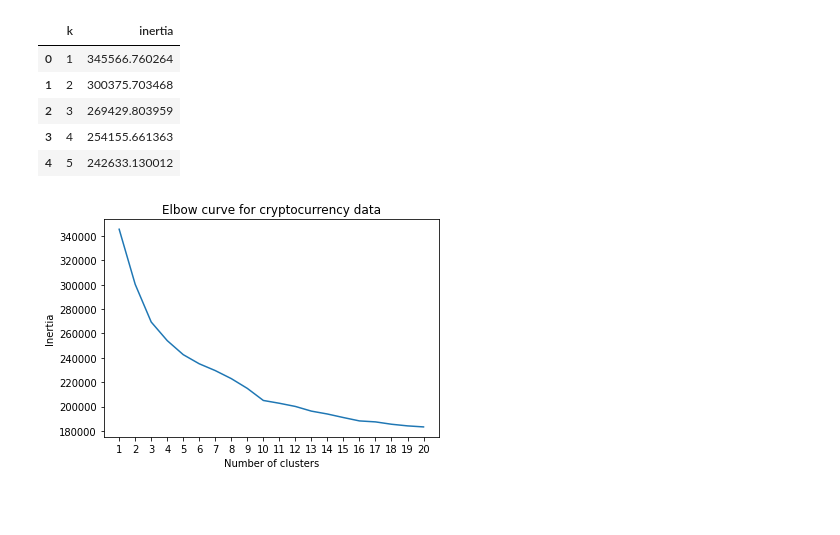
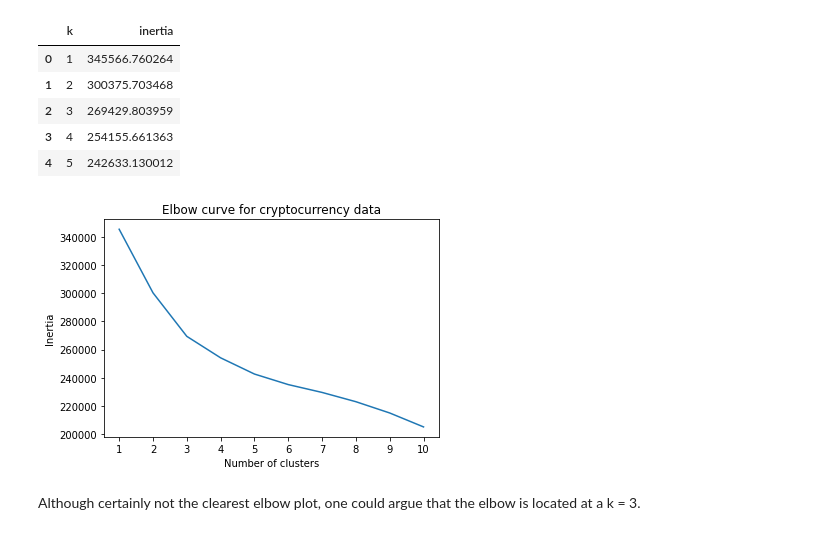
Before and after one commit to serenaremlang/Unsupervised_learning-Cryptocurrency_Clusters, a Jupyter notebook: Cryptocurrency_Clustering.ipynb, the cells around one changed output. Saved outputs shown, nothing was run; the diff lists cells and outputs as text; code cells hidden in the pictures; blank space fills up the shorter version.

```diff
--- a/Cryptocurrency_Clustering.ipynb
+++ b/Cryptocurrency_Clustering.ipynb
@@ -204,7 +204,7 @@ Next, we will further reduce the dataset dimensions with t_SNE and visually insp
 # %%
 from sklearn.manifold import TSNE
 # Initialize t-SNE model
-tsne = TSNE(learning_rate=35)
+tsne = TSNE(learning_rate=50)
 # %%
 # Reduce dimensions
 tsne_features = tsne.fit_transform(df_crypto_pca)
@@ -233,7 +233,7 @@ There appears to be one large cluster with some surrounding outliers
 # %%
 from sklearn.cluster import KMeans
 inertia = []
-k = list(range(1, 21))
+k = list(range(1, 11))
 
 # Calculate the inertia for the range of k values
 for i in k:
@@ -255,10 +255,12 @@ df_elbow.head()
 # %%
 # Plot the elbow curve to find the best candidate(s) for k
 plt.plot(df_elbow['k'], df_elbow['inertia'])
-plt.xticks(range(1,21))
+plt.xticks(range(1,11))
 plt.xlabel('Number of clusters')
 plt.ylabel('Inertia')
 plt.title('Elbow curve for cryptocurrency data')
 plt.show()
 # %% [output]
-[figure, old version]
+[figure, new version]
+# %% [markdown]
+Although certainly not the clearest elbow plot, one could argue that the elbow is located at a k = 3.
```
Also changed, not shown: parts of 2 cells of this notebook.
